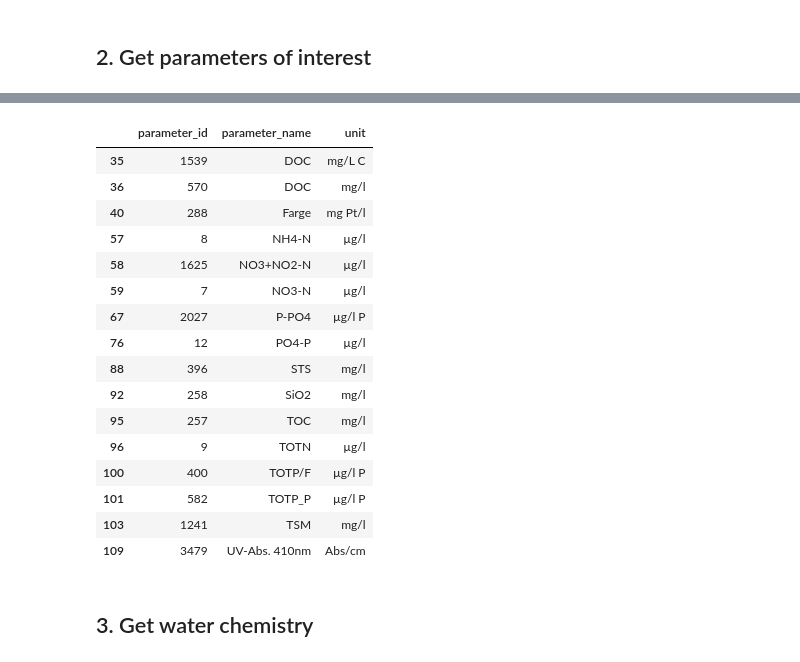
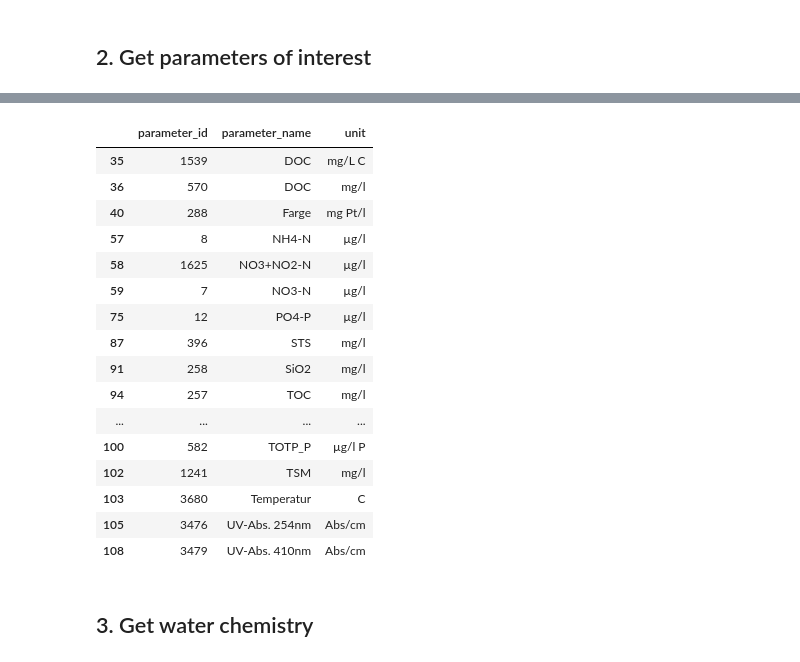
Before and after one commit to NIVANorge/niva-aquainfra, a Jupyter notebook: code/river_inputs/chem1_get_data.ipynb, the cells around one changed output, grey strips where cells are left out. Drawn from its saved outputs; the diff is of its cells as text; code cells hidden in the pictures.

```diff
--- a/code/river_inputs/chem1_get_data.ipynb
+++ b/code/river_inputs/chem1_get_data.ipynb
@@ -141,26 +141,26 @@ array(['4-iso-nonylfenol', '4-n-nonylfenol', '4-tert-octylfenol', 'ANC',
 # %%
 # Filter to parameters of interest
-par_list = ['NH4-N', 'NO3+NO2-N', 'NO3-N', 'SiO2', 'TOC', 'TOTN', 'TOTP_P', 'DOC', 'STS', 'TSM', 'P-PO4', 'PO4-P', 'TOTP/F', 'UV-Abs. 410nm', 'Farge']
+par_list = ['NH4-N', 'NO3+NO2-N', 'NO3-N', 'SiO2', 'TOC', 'TOTN', 'TOTP', 'TOTP_P', 'DOC', 'STS', 'TSM', 'P-PO4', 'PO4-P', 'TOTP/F', 'UV-Abs. 410nm', 'Farge', 'UV-Abs. 254nm', 'Temperatur']
 par_df = par_df.query("parameter_name in @par_list")
 par_df
 # %% [output]
 |  | parameter_id | parameter_name | unit |
 | 35 | 1539 | DOC | mg/L C |
 | 36 | 570 | DOC | mg/l |
 | 40 | 288 | Farge | mg Pt/l |
 | 57 | 8 | NH4-N | µg/l |
 | 58 | 1625 | NO3+NO2-N | µg/l |
 | 59 | 7 | NO3-N | µg/l |
-| 67 | 2027 | P-PO4 | µg/l P |
-| 76 | 12 | PO4-P | µg/l |
-| 88 | 396 | STS | mg/l |
-| 92 | 258 | SiO2 | mg/l |
-| 95 | 257 | TOC | mg/l |
-| 96 | 9 | TOTN | µg/l |
-| 100 | 400 | TOTP/F | µg/l P |
-| 101 | 582 | TOTP_P | µg/l P |
-| 103 | 1241 | TSM | mg/l |
-| 109 | 3479 | UV-Abs. 410nm | Abs/cm |
+| 75 | 12 | PO4-P | µg/l |
+| 87 | 396 | STS | mg/l |
+| 91 | 258 | SiO2 | mg/l |
+| 94 | 257 | TOC | mg/l |
+| ... | ... | ... | ... |
+| 100 | 582 | TOTP_P | µg/l P |
+| 102 | 1241 | TSM | mg/l |
+| 103 | 3680 | Temperatur | C |
+| 105 | 3476 | UV-Abs. 254nm | Abs/cm |
+| 108 | 3479 | UV-Abs. 410nm | Abs/cm |
 # %% [markdown]
 ## 3. Get water chemistry
 # %%
```
Also changed, not shown: parts of 19 cells of this notebook.
